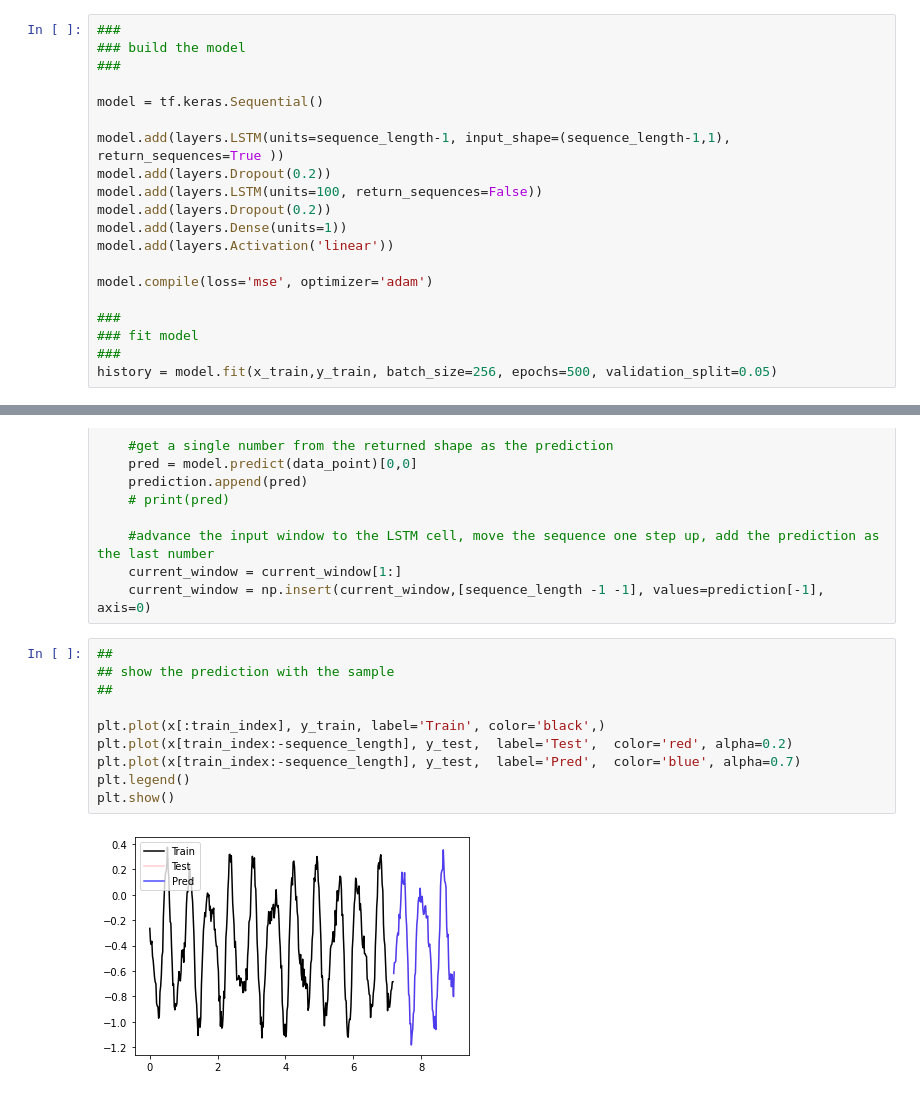
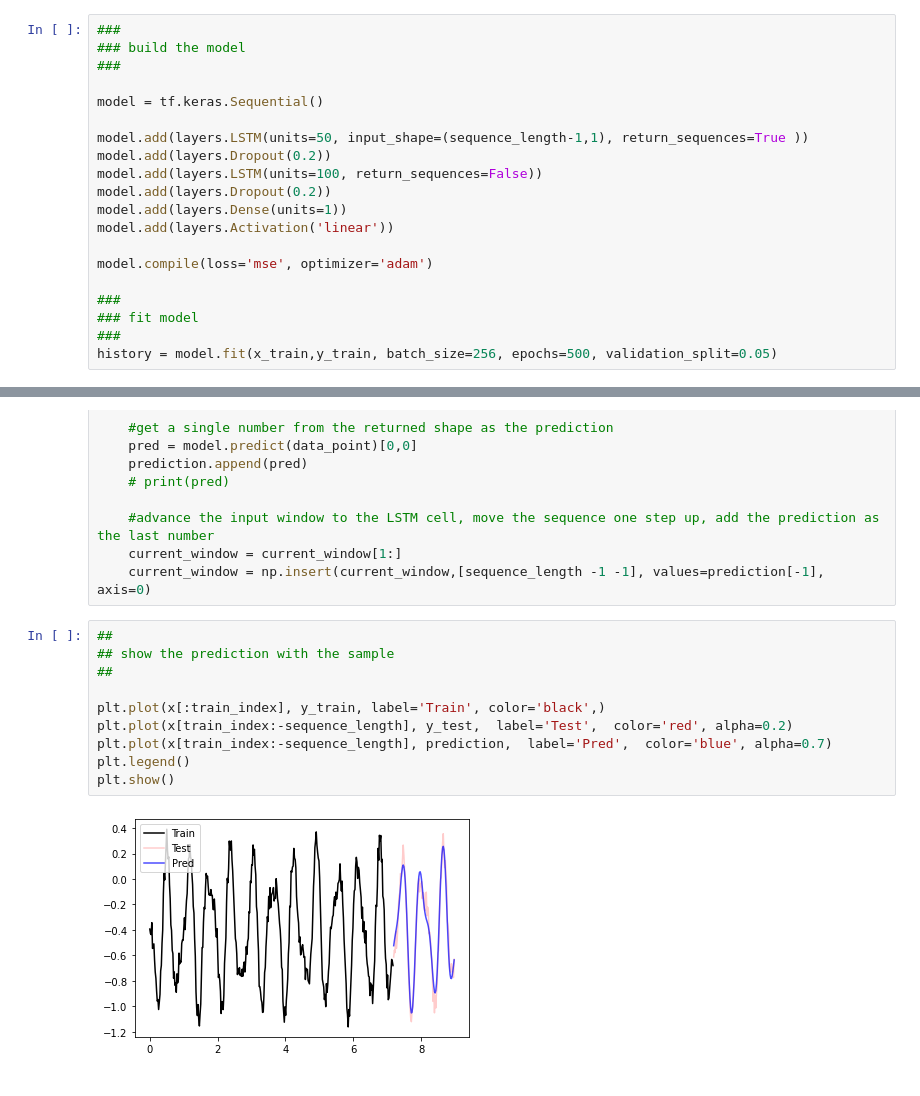
Before and after one commit to iubh/DLMDSDL01, a Jupyter notebook: TimeseriesLSTM.ipynb, the cells around one changed output, grey strips where cells are left out. Saved outputs shown, nothing was run; the diff lists cells and outputs as text.

Commit message:
fixed plotting of test/prediction

```diff
--- a/TimeseriesLSTM.ipynb
+++ b/TimeseriesLSTM.ipynb
@@ -94,7 +92,7 @@ plt.show()
 
 model = tf.keras.Sequential()
 
-model.add(layers.LSTM(units=sequence_length-1, input_shape=(sequence_length-1,1), return_sequences=True ))
+model.add(layers.LSTM(units=50, input_shape=(sequence_length-1,1), return_sequences=True ))
 model.add(layers.Dropout(0.2))
 model.add(layers.LSTM(units=100, return_sequences=False))
 model.add(layers.Dropout(0.2))
@@ -169,15 +167,15 @@ for i in range(len(x_test)):
 # %%
 ##
 ## show the prediction with the sample
 ##
 
 plt.plot(x[:train_index], y_train, label='Train', color='black',)
 plt.plot(x[train_index:-sequence_length], y_test,  label='Test',  color='red', alpha=0.2)
-plt.plot(x[train_index:-sequence_length], y_test,  label='Pred',  color='blue', alpha=0.7)
+plt.plot(x[train_index:-sequence_length], prediction,  label='Pred',  color='blue', alpha=0.7)
 plt.legend()
 plt.show()
 # %% [output]
-[figure, old version]
+[figure, new version]
 # %%
 #
 # zoom in on prediction
```
Also changed, not shown: parts of 7 cells of this notebook.
